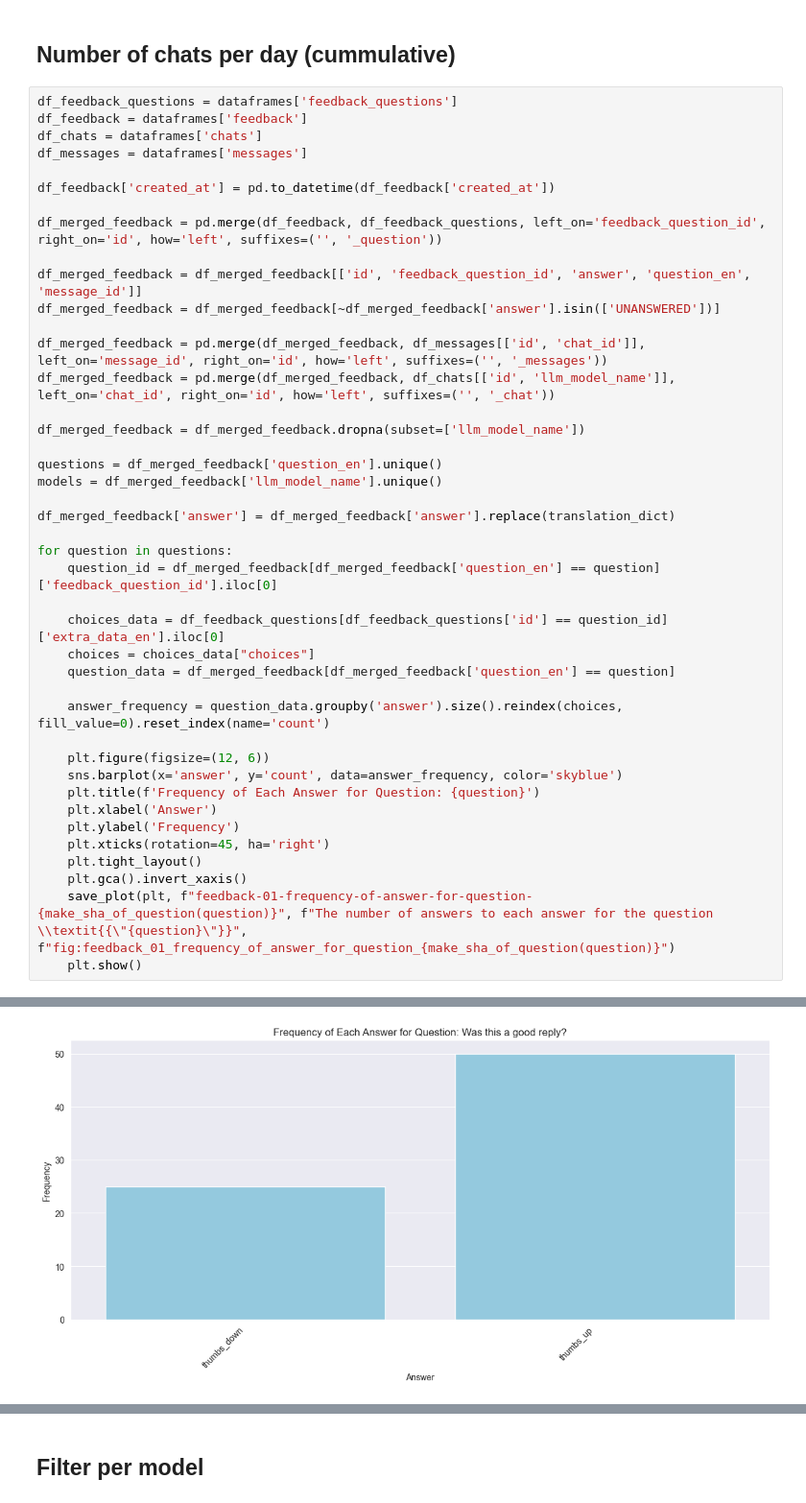
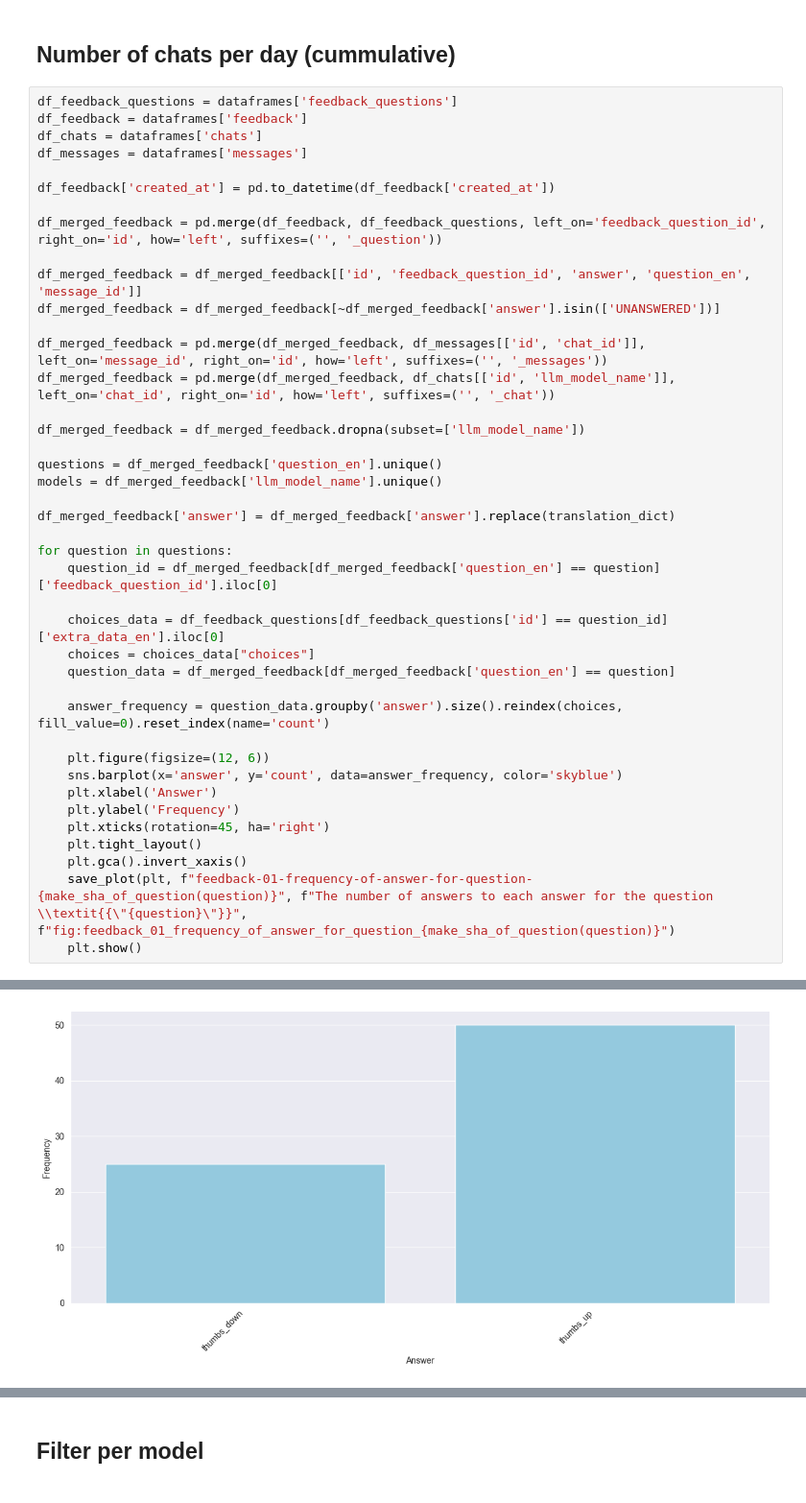
Before and after one commit to nattvara/DA231X, a Jupyter notebook: results/notebooks/feedback.ipynb, the cells around one changed output, grey strips where cells are left out. Shown at 96% size. Cells and saved outputs as stored; diff of their text form.

```diff
--- a/results/notebooks/feedback.ipynb
+++ b/results/notebooks/feedback.ipynb
@@ -114,33 +114,32 @@ df_merged_feedback = df_merged_feedback[~df_merged_feedback['answer'].isin(['UNA
 df_merged_feedback = pd.merge(df_merged_feedback, df_messages[['id', 'chat_id']], left_on='message_id', right_on='id', how='left', suffixes=('', '_messages'))
 df_merged_feedback = pd.merge(df_merged_feedback, df_chats[['id', 'llm_model_name']], left_on='chat_id', right_on='id', how='left', suffixes=('', '_chat'))
 
 df_merged_feedback = df_merged_feedback.dropna(subset=['llm_model_name'])
 
 questions = df_merged_feedback['question_en'].unique()
 models = df_merged_feedback['llm_model_name'].unique()
 
 df_merged_feedback['answer'] = df_merged_feedback['answer'].replace(translation_dict)
 
 for question in questions:
     question_id = df_merged_feedback[df_merged_feedback['question_en'] == question]['feedback_question_id'].iloc[0]
 
     choices_data = df_feedback_questions[df_feedback_questions['id'] == question_id]['extra_data_en'].iloc[0]
     choices = choices_data["choices"]
     question_data = df_merged_feedback[df_merged_feedback['question_en'] == question]
 
     answer_frequency = question_data.groupby('answer').size().reindex(choices, fill_value=0).reset_index(name='count')
 
     plt.figure(figsize=(12, 6))
     sns.barplot(x='answer', y='count', data=answer_frequency, color='skyblue')
-    plt.title(f'Frequency of Each Answer for Question: {question}')
     plt.xlabel('Answer')
     plt.ylabel('Frequency')
     plt.xticks(rotation=45, ha='right')
     plt.tight_layout()
     plt.gca().invert_xaxis()
     save_plot(plt, f"feedback-01-frequency-of-answer-for-question-{make_sha_of_question(question)}", f"The number of answers to each answer for the question \\textit{{\"{question}\"}}", f"fig:feedback_01_frequency_of_answer_for_question_{make_sha_of_question(question)}")
     plt.show()
 # %% [output]
 Saved plot to feedback-01-frequency-of-answer-for-question-2e09fd
-[figure, old version]
+[figure, new version]
 Saved plot to feedback-01-frequency-of-answer-for-question-cbfea1
```
Also changed, not shown: parts of 2 cells of this notebook, 8 other files.
